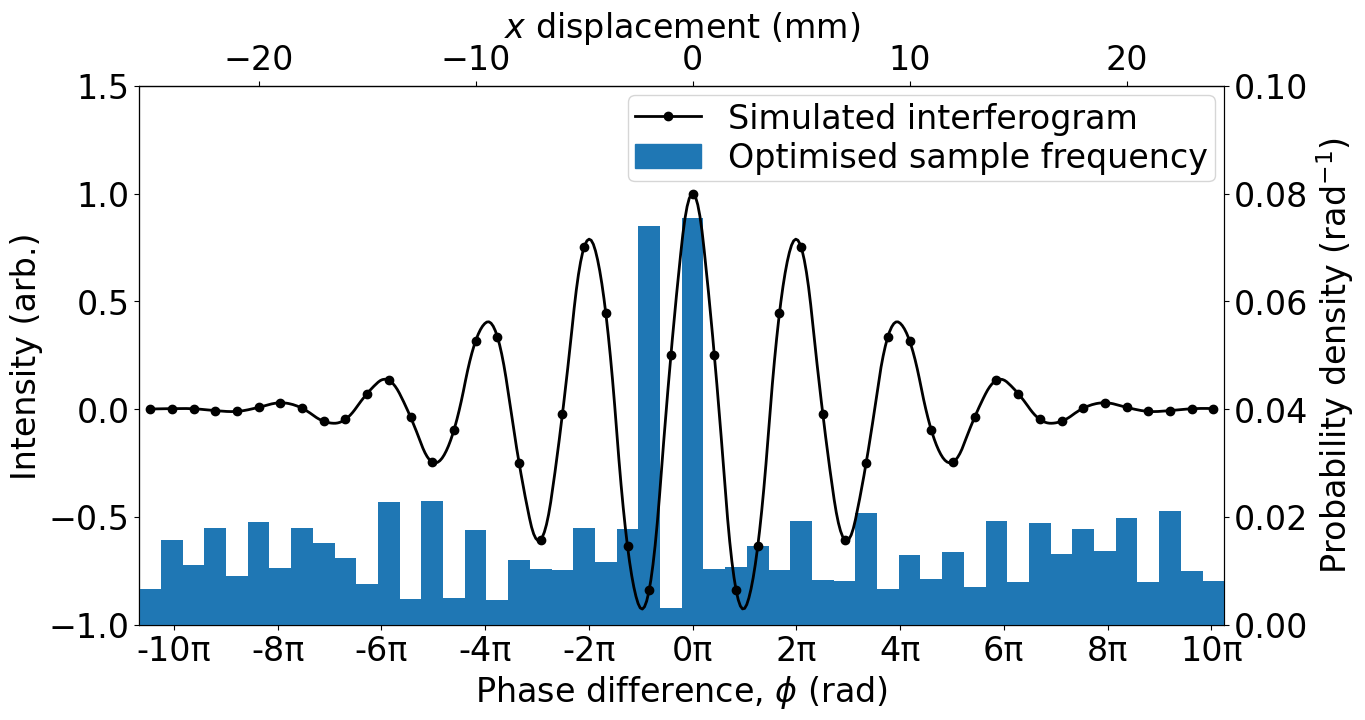
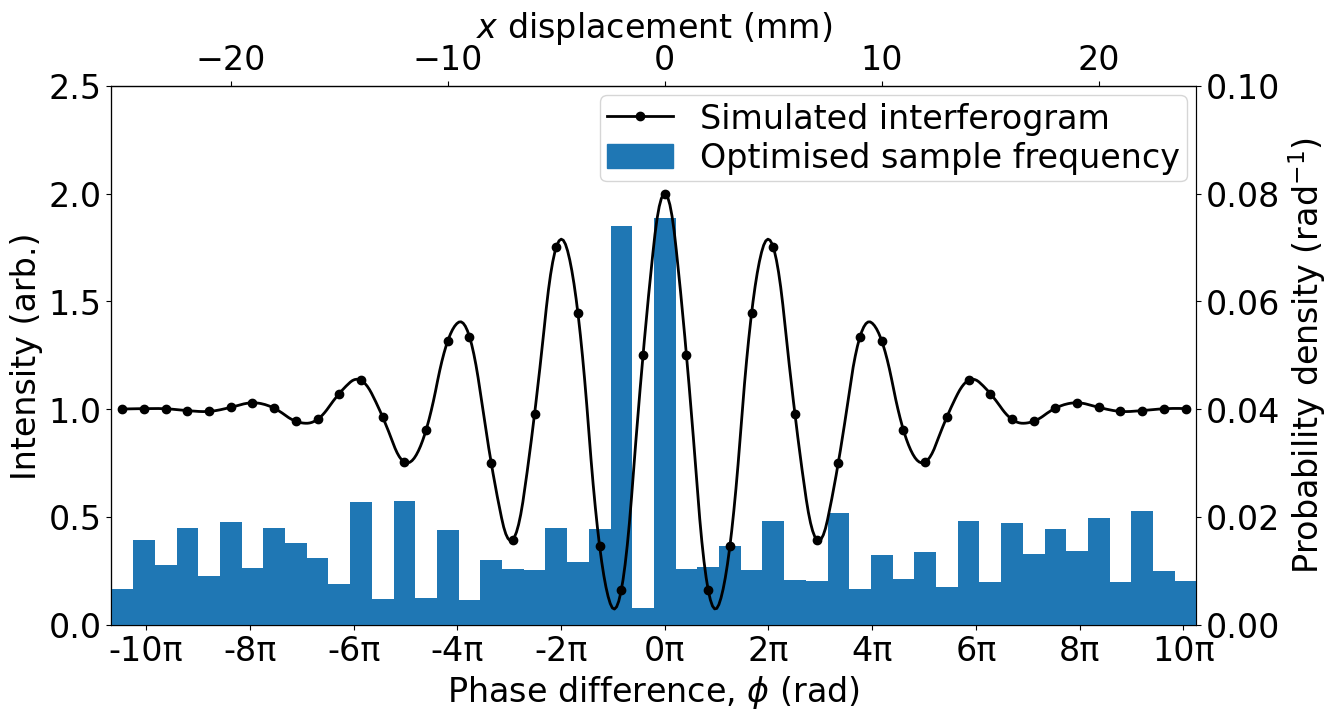
The change to this notebook cell's code, shown as a diff; its figure went from the first image to the second:
--- before
+++ after
@@ -34,7 +34,7 @@
 
 ### Plot interferogram on twin y-axis
-twinax.plot(phase_difference, target, color= "k", linewidth= 2, linestyle= "none", marker= "o")
-twinax.plot(cs.interpolate(phase_difference), cs.interpolate(target), color= "k", label= "simulated interferogram")
-twinax.set(ylabel= "Intensity (arb.)", ylim= (-1.0, 1.5))
+twinax.plot(phase_difference, target +1, color= "k", linewidth= 2, linestyle= "none", marker= "o")
+twinax.plot(cs.interpolate(phase_difference), cs.interpolate(target) +1, color= "k", label= "simulated interferogram")
+twinax.set(ylabel= "Intensity (arb.)", ylim= (0.0, 2.5))
 twinax.yaxis.set_label_position("left"); twinax.yaxis.tick_left()
 

Commit: shifted figs 2,3,9 and 14 up to avoid negative intensities.